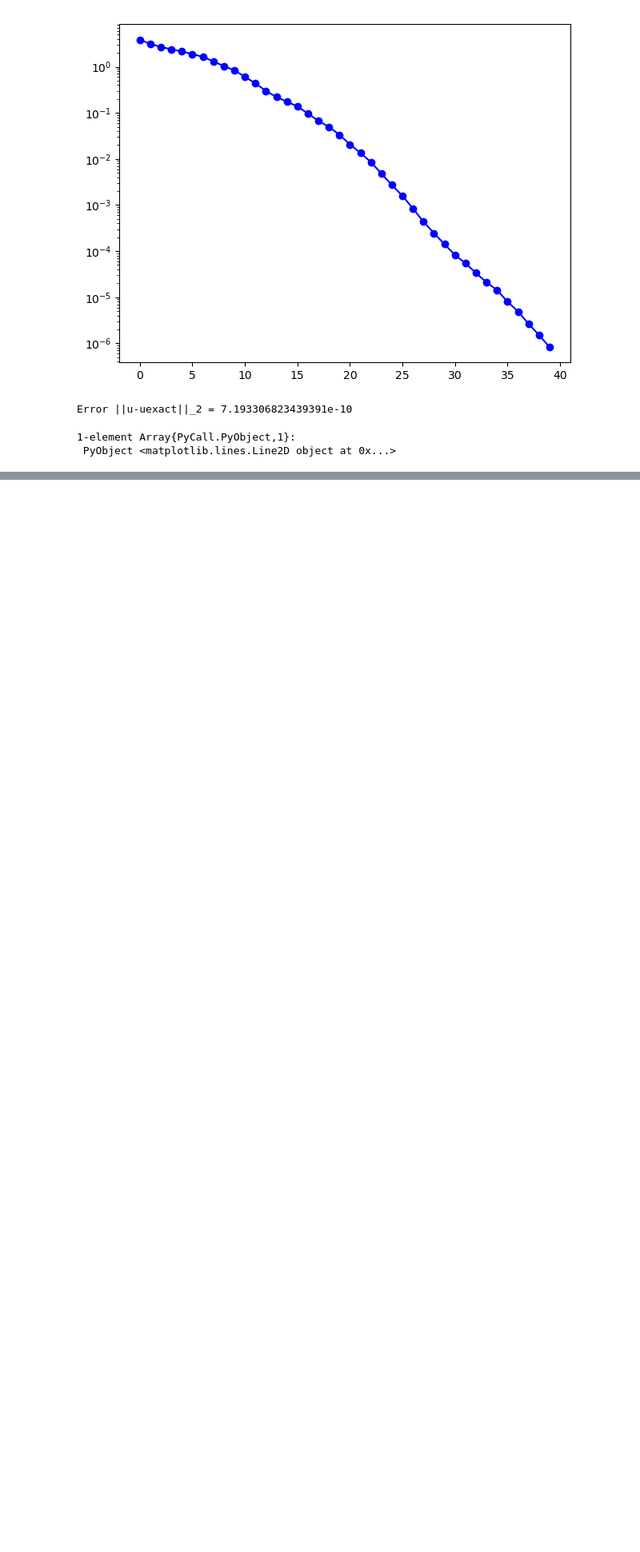
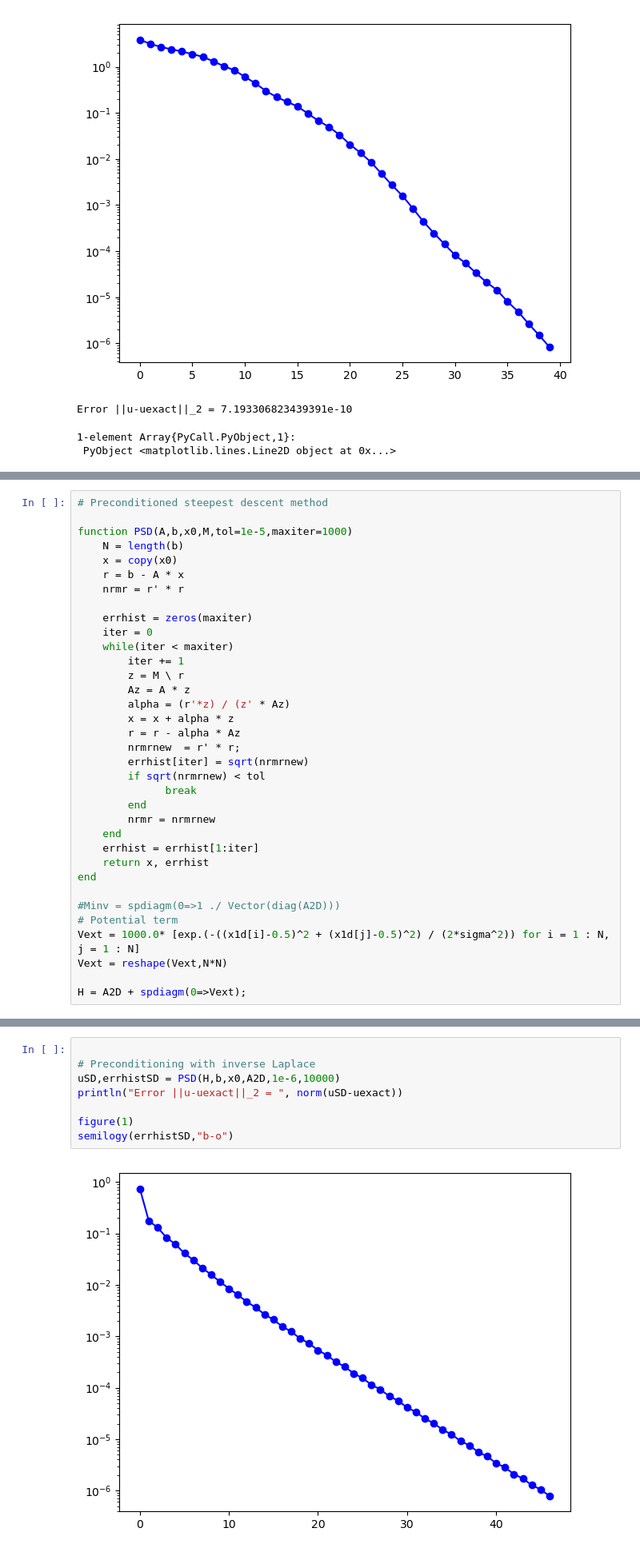
Before and after one commit to zhucer2003/2018Fall_228A, a Jupyter notebook: notebooks/KrylovLaplace.ipynb, the cells around one changed output, grey strips where cells are left out. Shown at 80% size. Saved outputs shown, nothing was run; the diff lists cells and outputs as text; blank space fills up the shorter version.

```diff
--- a/notebooks/KrylovLaplace.ipynb
+++ b/notebooks/KrylovLaplace.ipynb
@@ -294,0 +297,35 @@ Error ||u-uexact||_2 = 7.193306823439391e-10
+# %%
+# Preconditioned steepest descent method
+
+function PSD(A,b,x0,M,tol=1e-5,maxiter=1000)
+    N = length(b)
+    x = copy(x0)
+    r = b - A * x
+    nrmr = r' * r
+
+    errhist = zeros(maxiter)
+    iter = 0
+    while(iter < maxiter)
+        iter += 1
+        z = M \ r
+        Az = A * z
+        alpha = (r'*z) / (z' * Az)
+        x = x + alpha * z
+        r = r - alpha * Az
+        nrmrnew  = r' * r;
+        errhist[iter] = sqrt(nrmrnew)
+        if sqrt(nrmrnew) < tol
+              break
+        end
+        nrmr = nrmrnew
+    end
+    errhist = errhist[1:iter]
+    return x, errhist
+end
+
+#Minv = spdiagm(0=>1 ./ Vector(diag(A2D)))
+# Potential term
+Vext = 1000.0* [exp.(-((x1d[i]-0.5)^2 + (x1d[j]-0.5)^2) / (2*sigma^2)) for i = 1 : N, j = 1 : N]
+Vext = reshape(Vext,N*N)
+
+H = A2D + spdiagm(0=>Vext);
@@ -294,0 +348,10 @@ Error ||u-uexact||_2 = 7.193306823439391e-10
+# %%
+
+# Preconditioning with inverse Laplace
+uSD,errhistSD = PSD(H,b,x0,A2D,1e-6,10000)
+println("Error ||u-uexact||_2 = ", norm(uSD-uexact))
+
+figure(1)
+semilogy(errhistSD,"b-o")
+# %% [output]
+[figure, added]
```
Also changed, not shown: parts of 8 cells of this notebook, 4 other files.
